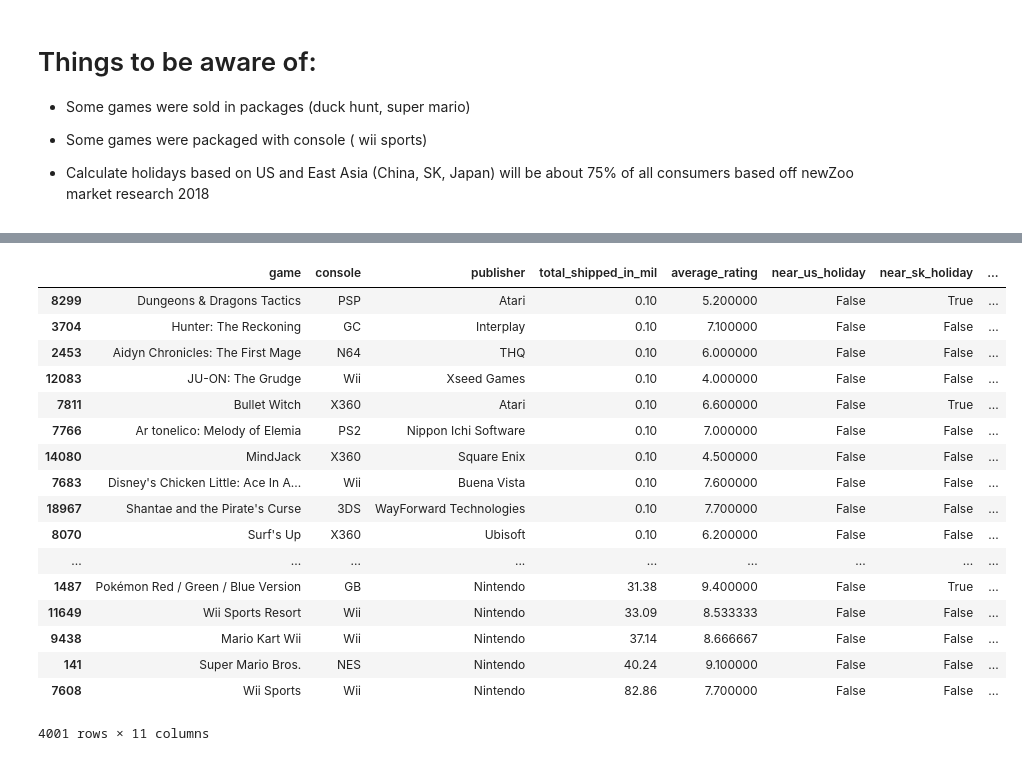
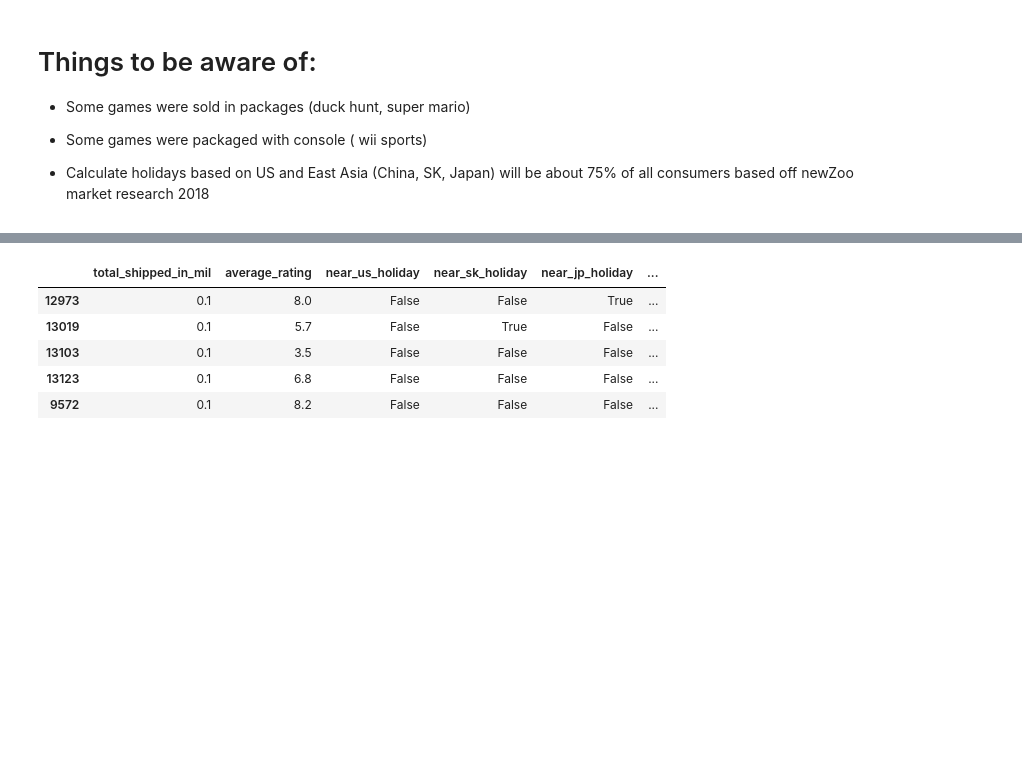
Before and after one commit to jeremyrchow/video_game_sales_data, a Jupyter notebook: exploratory_data_analysis_notebook.ipynb, the cells around one changed output, grey strips where cells are left out. Cells and saved outputs as stored; diff of their text form; code cells hidden in the pictures; blank space fills up the shorter version.

```diff
--- a/exploratory_data_analysis_notebook.ipynb
+++ b/exploratory_data_analysis_notebook.ipynb
@@ -331,26 +196,14 @@ Name: years_since_release, Length: 4001, dtype: float64
 # %%
-df_features = df.drop(columns = 'release_date')
+df_features = df.drop(columns = ['release_date','release_year','game','console','publisher'])
 # %%
-df_features
+df_features.head()
 # %% [output]
-|  | game | console | publisher | total_shipped_in_mil | average_rating | near_us_holiday | near_sk_holiday | ... |
-| 8299 | Dungeons & Dragons Tactics | PSP | Atari | 0.10 | 5.200000 | False | True | ... |
-| 3704 | Hunter: The Reckoning | GC | Interplay | 0.10 | 7.100000 | False | False | ... |
-| 2453 | Aidyn Chronicles: The First Mage | N64 | THQ | 0.10 | 6.000000 | False | False | ... |
-| 12083 | JU-ON: The Grudge | Wii | Xseed Games | 0.10 | 4.000000 | False | False | ... |
-| 7811 | Bullet Witch | X360 | Atari | 0.10 | 6.600000 | False | True | ... |
-| 7766 | Ar tonelico: Melody of Elemia | PS2 | Nippon Ichi Software | 0.10 | 7.000000 | False | False | ... |
-| 14080 | MindJack | X360 | Square Enix | 0.10 | 4.500000 | False | False | ... |
-| 7683 | Disney's Chicken Little: Ace In A... | Wii | Buena Vista | 0.10 | 7.600000 | False | False | ... |
-| 18967 | Shantae and the Pirate's Curse | 3DS | WayForward Technologies | 0.10 | 7.700000 | False | False | ... |
-| 8070 | Surf's Up | X360 | Ubisoft | 0.10 | 6.200000 | False | False | ... |
-| ... | ... | ... | ... | ... | ... | ... | ... | ... |
-| 1487 | Pokémon Red / Green / Blue Version | GB | Nintendo | 31.38 | 9.400000 | False | True | ... |
-| 11649 | Wii Sports Resort | Wii | Nintendo | 33.09 | 8.533333 | False | False | ... |
-| 9438 | Mario Kart Wii | Wii | Nintendo | 37.14 | 8.666667 | False | False | ... |
-| 141 | Super Mario Bros. | NES | Nintendo | 40.24 | 9.100000 | False | False | ... |
-| 7608 | Wii Sports | Wii | Nintendo | 82.86 | 7.700000 | False | False | ... |
+|  | total_shipped_in_mil | average_rating | near_us_holiday | near_sk_holiday | near_jp_holiday | ... |
+| 12973 | 0.1 | 8.0 | False | False | True | ... |
+| 13019 | 0.1 | 5.7 | False | True | False | ... |
+| 13103 | 0.1 | 3.5 | False | False | False | ... |
+| 13123 | 0.1 | 6.8 | False | False | False | ... |
+| 9572 | 0.1 | 8.2 | False | False | False | ... |
-4001 rows × 11 columns
 # %%
 
 sns.heatmap(df_features.corr(), cmap="seismic", annot=True, vmin=-1, vmax=1);
```
Also changed, not shown: parts of 51 cells of this notebook.
